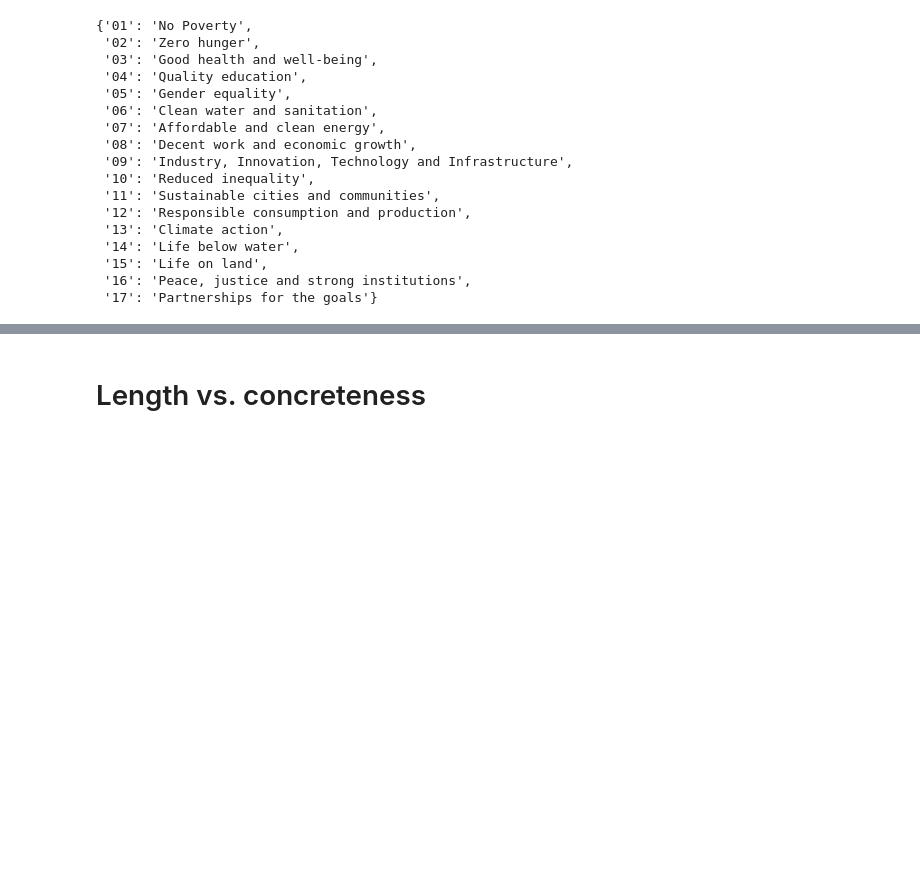
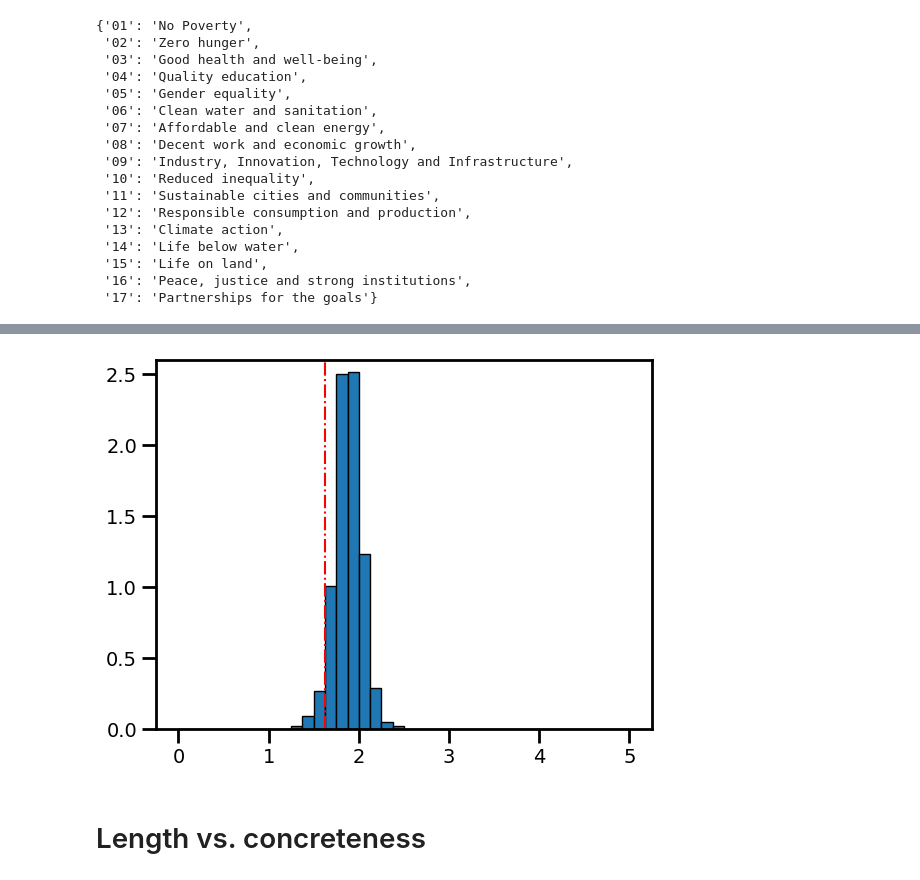
Before and after one commit to fabiosaracco/sdg_repos_advanced, a Jupyter notebook: 4_0_fa_r_vago.ipynb, the cells around one changed output, grey strips where cells are left out. Saved outputs shown, nothing was run; the diff lists cells and outputs as text; code cells hidden in the pictures; blank space fills up the shorter version.

```diff
--- a/4_0_fa_r_vago.ipynb
+++ b/4_0_fa_r_vago.ipynb
@@ -559,0 +680,7 @@ plt.show()
+# %%
+plt.hist(wiki_concr, bins=bins, edgecolor='black', density=True)
+plt.vlines(np.mean(fafas_concr), 0, 5, color='r', ls='-.')
+plt.ylim(0, 2.6)
+plt.show()
+# %% [output]
+[figure, added]
```
Also changed, not shown: parts of 18 cells of this notebook, 4 other files.
